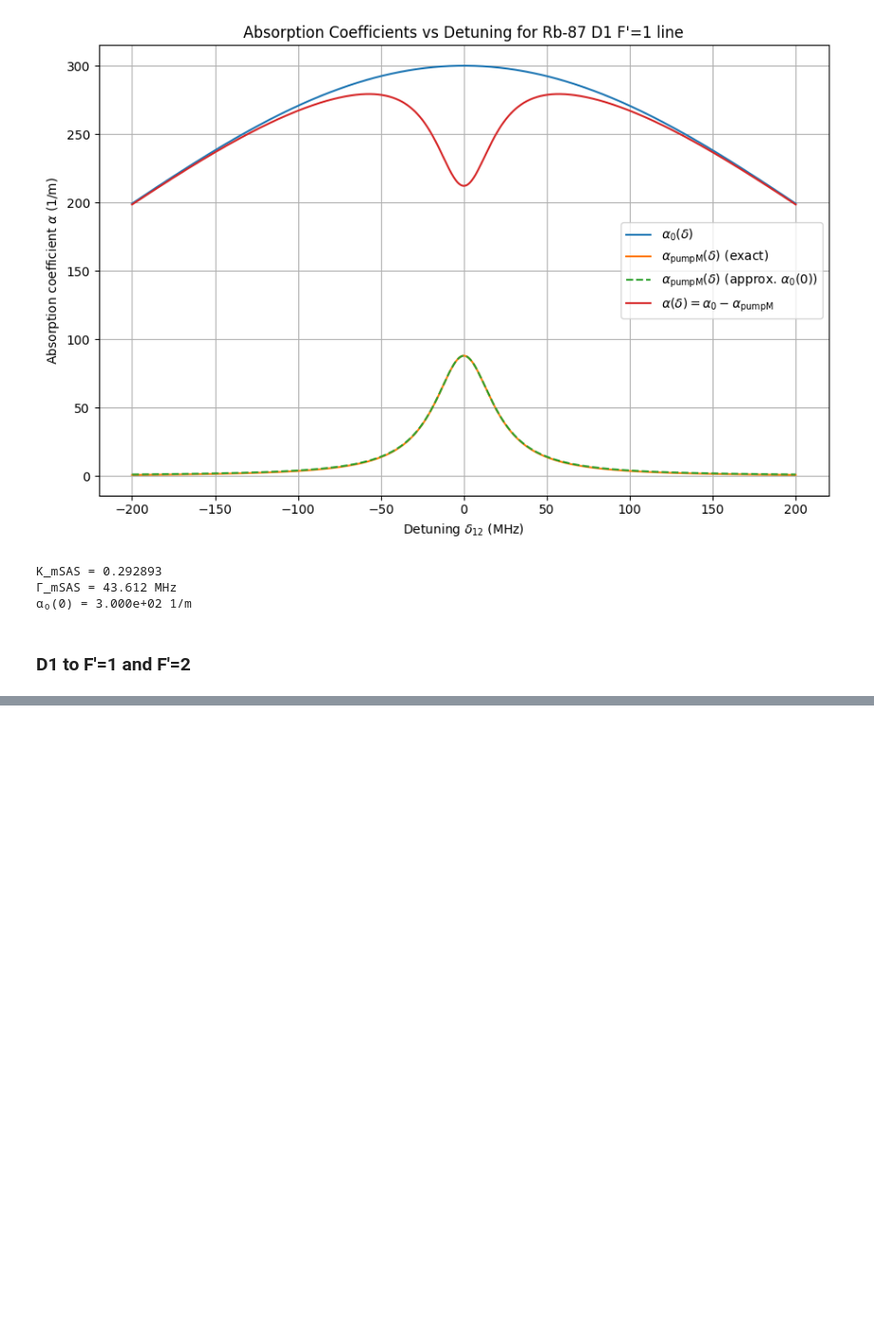
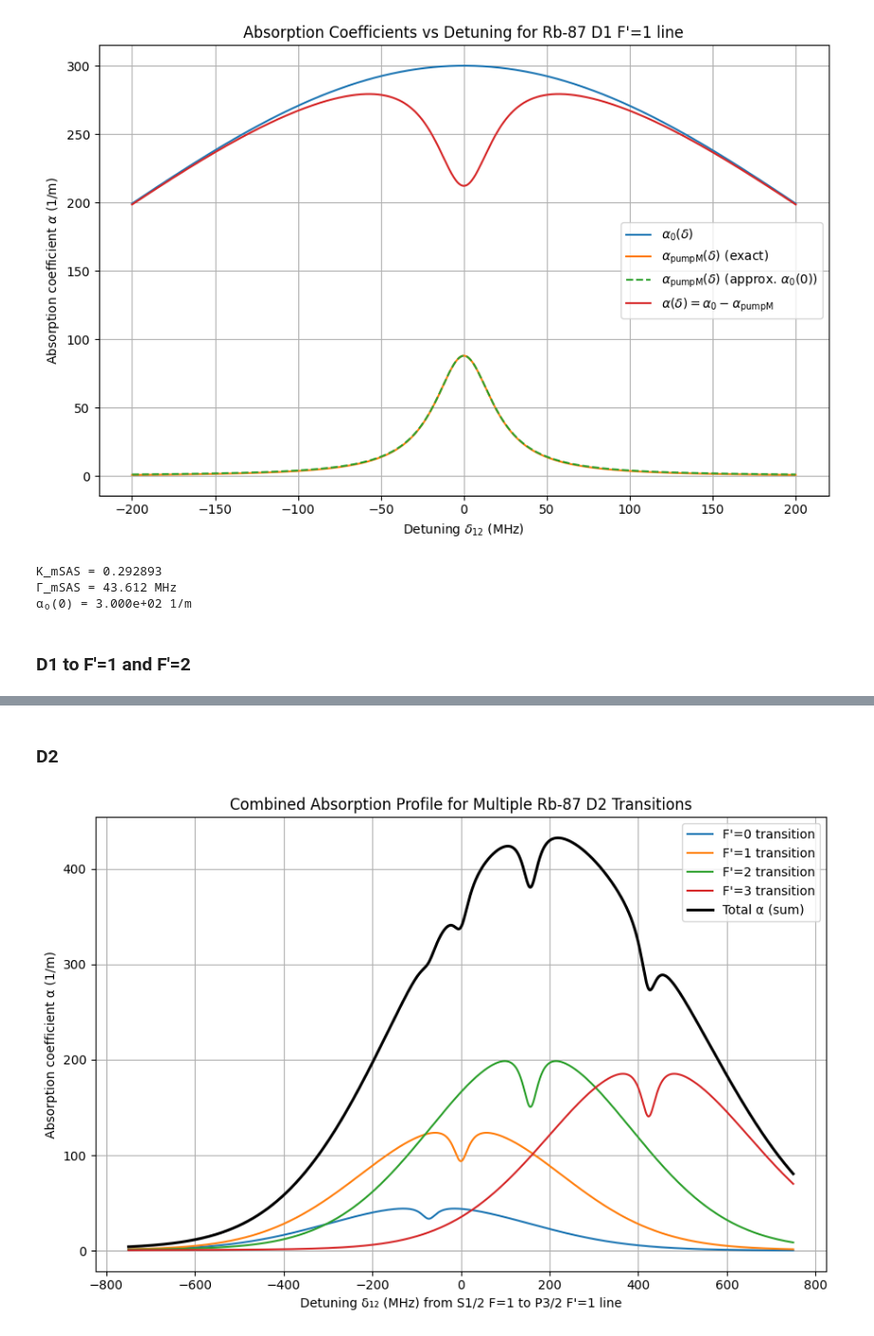
Before and after one commit to JonathanSugijanto/Bi-SAS-for-Optical-Clock, a Jupyter notebook: ideal.ipynb, the cells around one changed output, grey strips where cells are left out. Shown: that part at 95% size. Cells and saved outputs as stored; diff of their text form; code cells hidden in the pictures; blank space fills up the shorter version.

```diff
--- a/ideal.ipynb
+++ b/ideal.ipynb
@@ -180,0 +248,42 @@ plt.show()
+# %% [markdown]
+### D2
+# %%
+# Detuning range
+delta_MHz = np.linspace(-750, 750, 6401)
+delta_Hz = delta_MHz * 1e6
+
+# Define multiple transitions
+# "strength" is added in case the addition needs to be weighted
+transitions = [
+    {"strength":S_D20, "f0": f_D20, "sigma0": sigma_D20_0, "lambda0": lambda_D20, "Gamma": Gamma_D2, "I_sat": I_sat_D20, "label": "F'=0"},
+    {"strength":S_D21, "f0": f_D21, "sigma0": sigma_D21_0, "lambda0": lambda_D21, "Gamma": Gamma_D2, "I_sat": I_sat_D21, "label": "F'=1"},
+    {"strength":S_D22, "f0": f_D22, "sigma0": sigma_D22_0, "lambda0": lambda_D22, "Gamma": Gamma_D2, "I_sat": I_sat_D22, "label": "F'=2"},
+    {"strength":S_D23, "f0": f_D23, "sigma0": sigma_D23_0, "lambda0": lambda_D23, "Gamma": Gamma_D2, "I_sat": I_sat_D23, "label": "F'=3"},
+]
+
+# Compute α for each transition and sum
+alpha_total = np.zeros_like(delta_Hz)
+plt.figure(figsize=(9,6))
+
+zero_f = transitions[1]["f0"]
+for tr in transitions:
+    delta_shifted_Hz = delta_Hz - (tr["f0"] - zero_f)
+    alpha0_vals = compute_alpha0_numeric(delta_shifted_Hz, N, tr["sigma0"], u, tr["lambda0"], tr["Gamma"])
+    alpha_pumpM, K_mSAS, Gamma_mSAS = compute_pumpM(alpha0_vals, delta_shifted_Hz, I_pu_D2, tr["I_sat"], tr["Gamma"])
+    alpha_vals = tr["strength"] * (alpha0_vals - alpha_pumpM)
+    alpha_total += alpha_vals
+
+    plt.plot(delta_MHz, alpha_vals, label=fr"{tr['label']} transition")
+
+# Plot summed absorption
+plt.plot(delta_MHz, alpha_total, 'k', linewidth=2.2, label="Total α (sum)")
+
+plt.xlabel(r"Detuning δ₁₂ (MHz) from S1/2 F=1 to P3/2 F'=1 line")
+plt.ylabel(r'Absorption coefficient α (1/m)')
+plt.title('Combined Absorption Profile for Multiple Rb-87 D2 Transitions')
+plt.legend()
+plt.grid(True)
+plt.tight_layout()
+plt.show()
+# %% [output]
+[figure, added]
```
Also changed, not shown: parts of 11 cells of this notebook, 1 other file.
